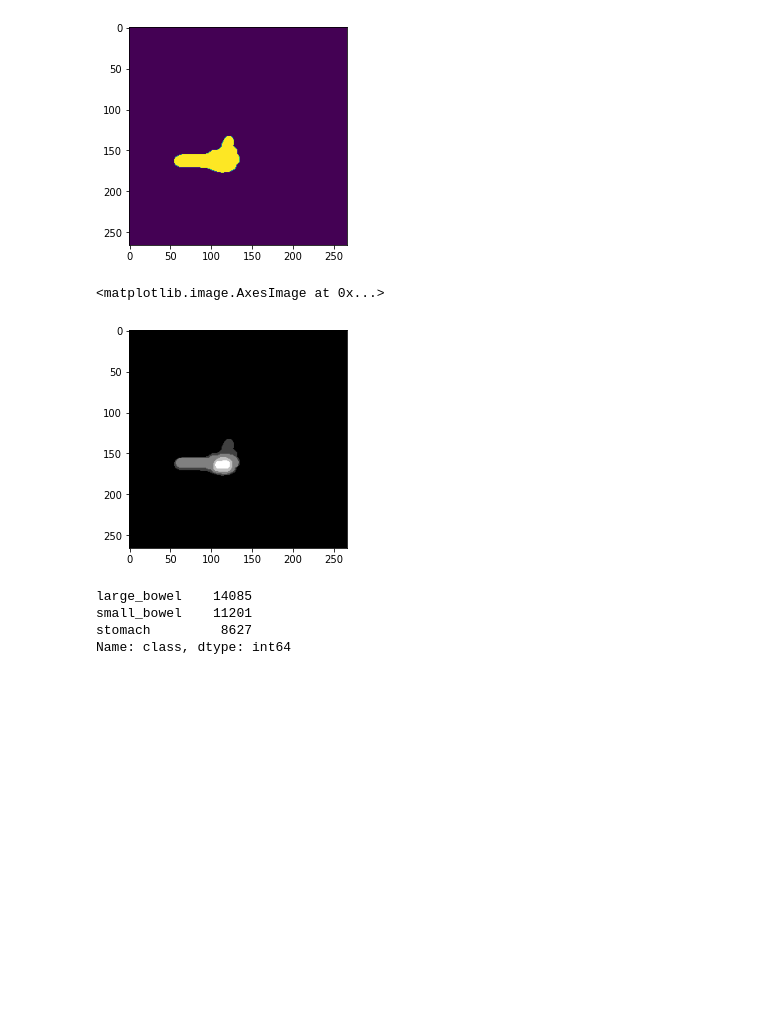
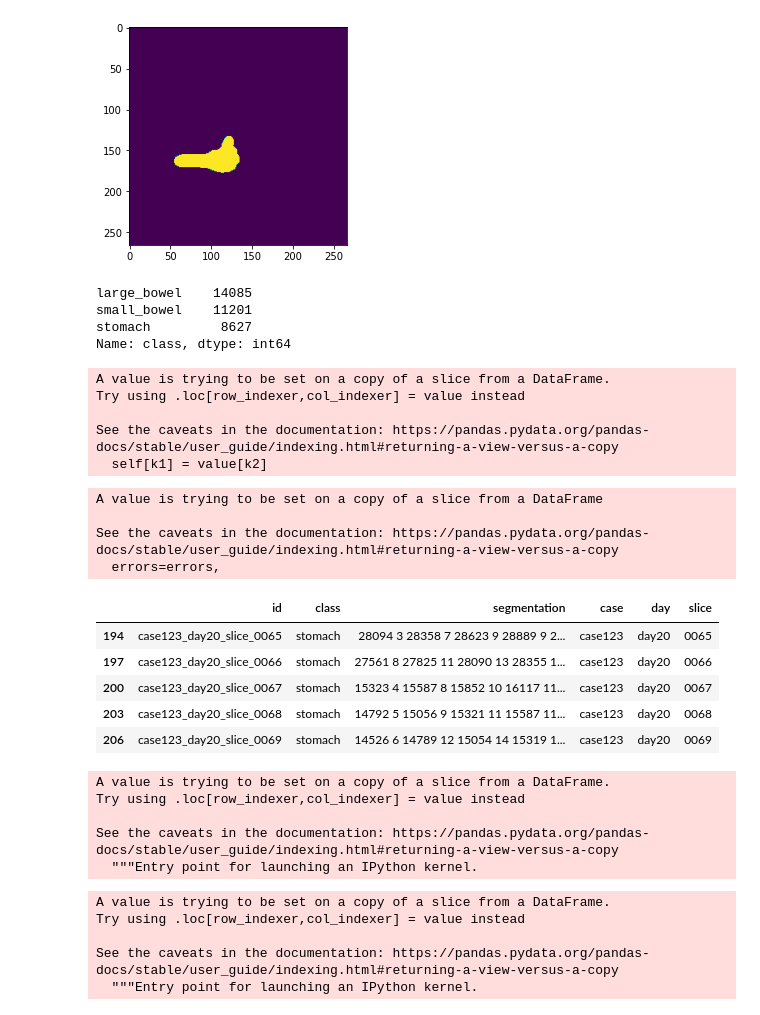
Before and after one commit to pri1311/UWM-GI-Tract-Image-Segmentation, a Jupyter notebook: getting-started-understanding-data.ipynb, the cells around one changed output. Drawn from its saved outputs; the diff is of its cells as text; code cells hidden in the pictures; blank space fills up the shorter version.

```diff
--- a/getting-started-understanding-data.ipynb
+++ b/getting-started-understanding-data.ipynb
@@ -147,12 +147,6 @@ plt.imshow(mask4)
 # %% [output]
 <matplotlib.image.AxesImage at 0x...>
 [figure]
-# %%
-mask = mask1 + mask2 + mask3 + mask4
-plt.imshow(mask, cmap='gray')
-# %% [output]
-<matplotlib.image.AxesImage at 0x...>
-[figure, removed]
 # %%
 train_seg['class'].value_counts()
 # %% [output]
@@ -160,3 +154,43 @@ large_bowel    14085
 small_bowel    11201
 stomach         8627
 Name: class, dtype: int64
+# %%
+train_seg[['case', 'day','_', 'slice']] = train_seg['id'].str.split('_', expand=True)
+# %% [output]
+A value is trying to be set on a copy of a slice from a DataFrame.
+Try using .loc[row_indexer,col_indexer] = value instead
+
+See the caveats in the documentation: https://pandas.pydata.org/pandas-docs/stable/user_guide/indexing.html#returning-a-view-versus-a-copy
+  self[k1] = value[k2]
+# %%
+train_seg.drop('_', axis=1, inplace=True)
+# %% [output]
+A value is trying to be set on a copy of a slice from a DataFrame
+
+See the caveats in the documentation: https://pandas.pydata.org/pandas-docs/stable/user_guide/indexing.html#returning-a-view-versus-a-copy
+  errors=errors,
+# %%
+train_seg.head()
+# %% [output]
+|  | id | class | segmentation | case | day | slice |
+| 194 | case123_day20_slice_0065 | stomach | 28094 3 28358 7 28623 9 28889 9 2... | case123 | day20 | 0065 |
+| 197 | case123_day20_slice_0066 | stomach | 27561 8 27825 11 28090 13 28355 1... | case123 | day20 | 0066 |
+| 200 | case123_day20_slice_0067 | stomach | 15323 4 15587 8 15852 10 16117 11... | case123 | day20 | 0067 |
+| 203 | case123_day20_slice_0068 | stomach | 14792 5 15056 9 15321 11 15587 11... | case123 | day20 | 0068 |
+| 206 | case123_day20_slice_0069 | stomach | 14526 6 14789 12 15054 14 15319 1... | case123 | day20 | 0069 |
+# %%
+train_seg['case'] = train_seg['case'].str.replace('case', '')
+# %% [output]
+A value is trying to be set on a copy of a slice from a DataFrame.
+Try using .loc[row_indexer,col_indexer] = value instead
+
+See the caveats in the documentation: https://pandas.pydata.org/pandas-docs/stable/user_guide/indexing.html#returning-a-view-versus-a-copy
+  """Entry point for launching an IPython kernel.
+# %%
+train_seg['day'] = train_seg['day'].str.replace('day', '')
+# %% [output]
+A value is trying to be set on a copy of a slice from a DataFrame.
+Try using .loc[row_indexer,col_indexer] = value instead
+
+See the caveats in the documentation: https://pandas.pydata.org/pandas-docs/stable/user_guide/indexing.html#returning-a-view-versus-a-copy
+  """Entry point for launching an IPython kernel.
```
Also changed, not shown: parts of 15 cells of this notebook.
